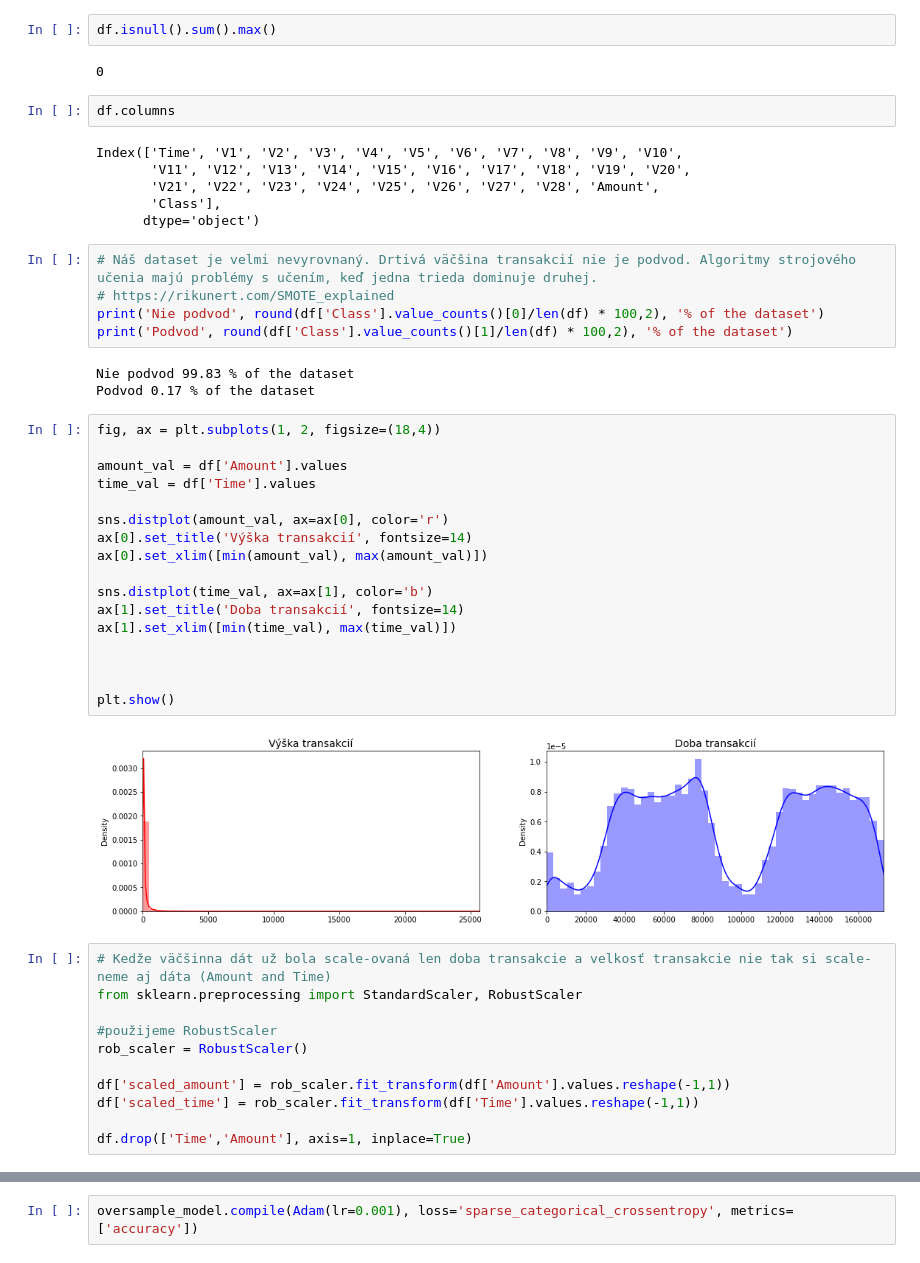
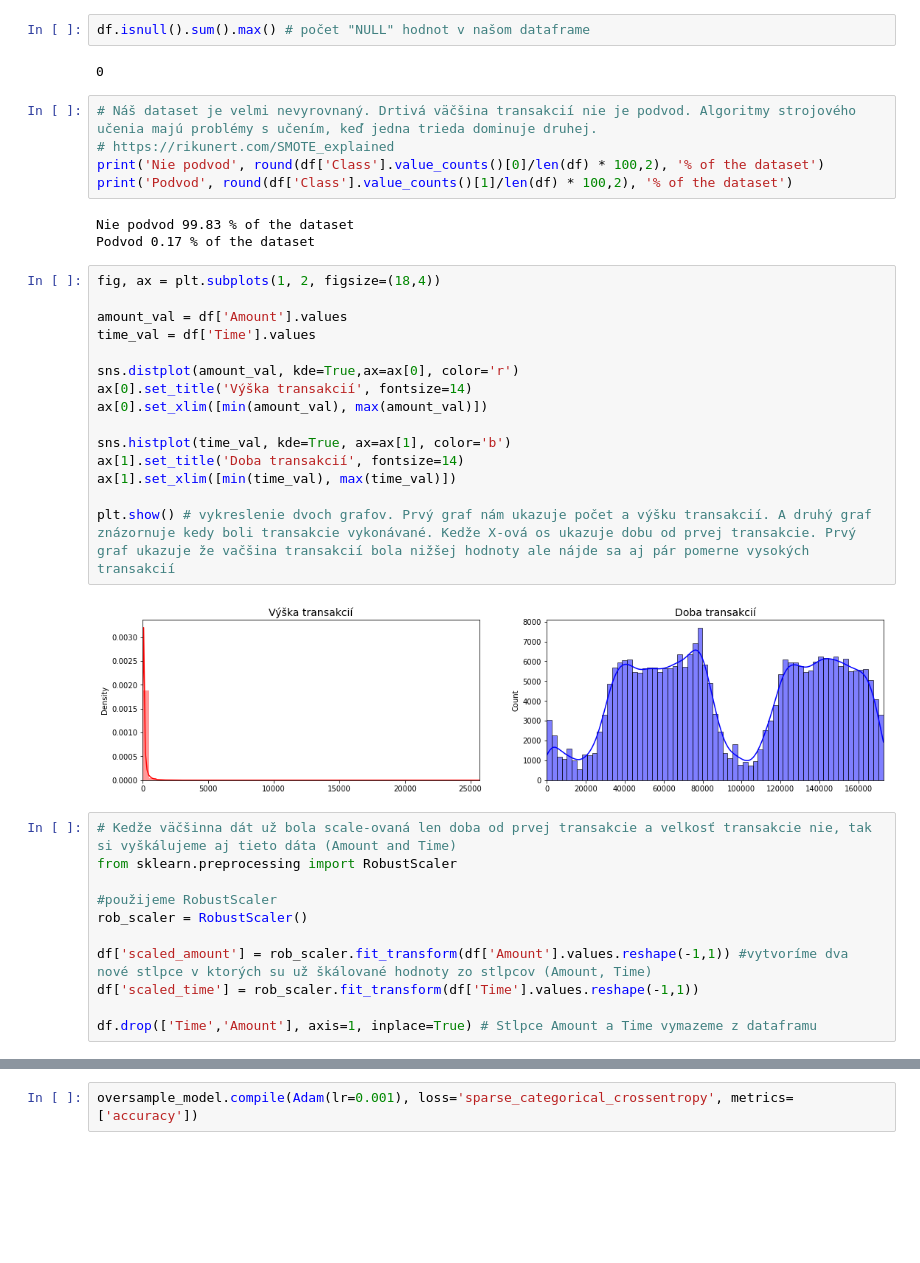
Before and after one commit to wasted258/Slovak_NS2021, a Jupyter notebook: Slovak_Neuronove.ipynb, the cells around one changed output, grey strips where cells are left out. Drawn from its saved outputs; the diff is of its cells as text; blank space fills up the shorter version.

```diff
--- a/Slovak_Neuronove.ipynb
+++ b/Slovak_Neuronove.ipynb
@@ -59,15 +46,7 @@ df.describe()
 # %%
-df.isnull().sum().max()
+df.isnull().sum().max() # počet "NULL" hodnot v našom dataframe
 # %% [output]
 0
-# %%
-df.columns
-# %% [output]
-Index(['Time', 'V1', 'V2', 'V3', 'V4', 'V5', 'V6', 'V7', 'V8', 'V9', 'V10',
-       'V11', 'V12', 'V13', 'V14', 'V15', 'V16', 'V17', 'V18', 'V19', 'V20',
-       'V21', 'V22', 'V23', 'V24', 'V25', 'V26', 'V27', 'V28', 'Amount',
-       'Class'],
-      dtype='object')
 # %%
 # Náš dataset je velmi nevyrovnaný. Drtivá väčšina transakcií nie je podvod. Algoritmy strojového učenia majú problémy s učením, keď jedna trieda dominuje druhej.
 # https://rikunert.com/SMOTE_explained
@@ -79,31 +58,29 @@ Podvod 0.17 % of the dataset
 # %%
 fig, ax = plt.subplots(1, 2, figsize=(18,4))
 
 amount_val = df['Amount'].values
 time_val = df['Time'].values
 
-sns.distplot(amount_val, ax=ax[0], color='r')
+sns.distplot(amount_val, kde=True,ax=ax[0], color='r')
 ax[0].set_title('Výška transakcií', fontsize=14)
 ax[0].set_xlim([min(amount_val), max(amount_val)])
 
-sns.distplot(time_val, ax=ax[1], color='b')
+sns.histplot(time_val, kde=True, ax=ax[1], color='b')
 ax[1].set_title('Doba transakcií', fontsize=14)
 ax[1].set_xlim([min(time_val), max(time_val)])
 
-
-
-plt.show()
+plt.show() # vykreslenie dvoch grafov. Prvý graf nám ukazuje počet a výšku transakcií. A druhý graf znázornuje kedy boli transakcie vykonávané. Kedže X-ová os ukazuje dobu od prvej transakcie. Prvý graf ukazuje že vačšina transakcií bola nižšej hodnoty ale nájde sa aj pár pomerne vysokých transakcií
 # %% [output]
-[figure, old version]
+[figure, new version]
 # %%
-# Kedže väčšinna dát už bola scale-ovaná len doba transakcie a velkosť transakcie nie tak si scale-neme aj dáta (Amount and Time)
-from sklearn.preprocessing import StandardScaler, RobustScaler
+# Kedže väčšinna dát už bola scale-ovaná len doba od prvej transakcie a velkosť transakcie nie, tak si vyškálujeme aj tieto dáta (Amount and Time)
+from sklearn.preprocessing import RobustScaler
 
 #použijeme RobustScaler
 rob_scaler = RobustScaler()
 
-df['scaled_amount'] = rob_scaler.fit_transform(df['Amount'].values.reshape(-1,1))
+df['scaled_amount'] = rob_scaler.fit_transform(df['Amount'].values.reshape(-1,1)) #vytvoríme dva nové stlpce v ktorých su už škálované hodnoty zo stlpcov (Amount, Time)
 df['scaled_time'] = rob_scaler.fit_transform(df['Time'].values.reshape(-1,1))
 
-df.drop(['Time','Amount'], axis=1, inplace=True)
+df.drop(['Time','Amount'], axis=1, inplace=True) # Stlpce Amount a Time vymazeme z dataframu
 # %%
```
Also changed, not shown: parts of 11 cells of this notebook.
